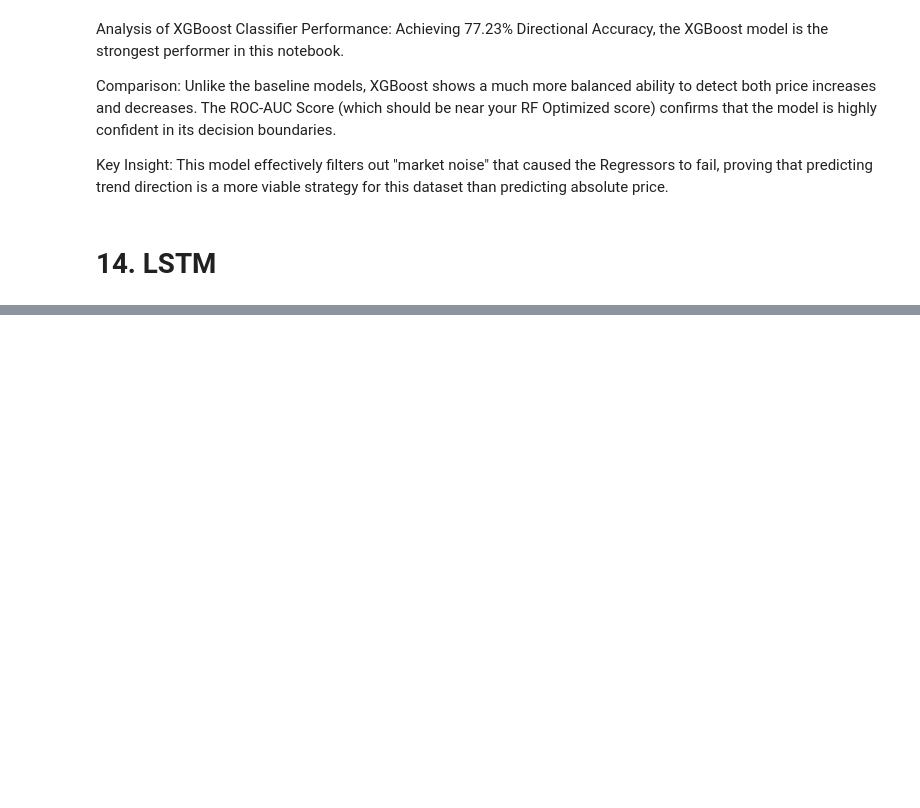
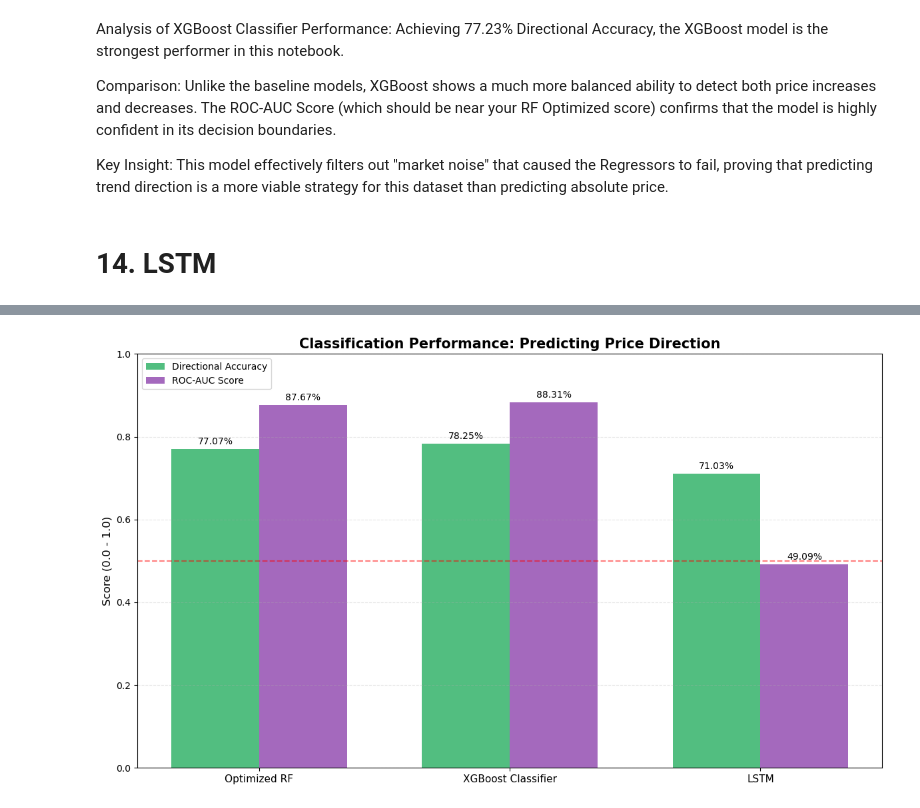
Before and after one commit to Denim951/stock-price-forecasting, a Jupyter notebook: stock_model_development.ipynb, the cells around one changed output, grey strips where cells are left out. Saved outputs shown, nothing was run; the diff lists cells and outputs as text; code cells hidden in the pictures; blank space fills up the shorter version.

```diff
--- a/stock_model_development.ipynb
+++ b/stock_model_development.ipynb
@@ -909,0 +968,46 @@ plt.show()
+# %%
+import matplotlib.pyplot as plt
+import numpy as np
+
+# 1. Data Setup (Classifiers + LSTM)
+models_class = ["Optimized RF", "XGBoost Classifier", "LSTM"]
+dir_acc = [0.7707, 0.7825, 0.7103]
+roc_auc = [0.8767, 0.8831, 0.4909]
+
+x = np.arange(len(models_class))
+width = 0.35
+
+# 2. Create the Plot
+fig, ax = plt.subplots(figsize=(12, 7))
+
+# Plot bars for Accuracy and ROC-AUC
+rects1 = ax.bar(x - width/2, dir_acc, width, label='Directional Accuracy', color='#27ae60', alpha=0.8)
+rects2 = ax.bar(x + width/2, roc_auc, width, label='ROC-AUC Score', color='#8e44ad', alpha=0.8)
+
+# 3. Customization
+ax.set_ylabel('Score (0.0 - 1.0)', fontsize=12)
+ax.set_title('Classification Performance: Predicting Price Direction', fontsize=15, fontweight='bold')
+ax.set_xticks(x)
+ax.set_xticklabels(models_class, fontsize=11)
+ax.set_ylim(0, 1.0) # Scores are capped at 1.0
+ax.legend(loc='upper left')
+
+# Add value labels
+def autolabel(rects):
+    for rect in rects:
+        height = rect.get_height()
+        ax.annotate(f'{height:.2%}',
+                    xy=(rect.get_x() + rect.get_width() / 2, height),
+                    xytext=(0, 3),
+                    textcoords="offset points",
+                    ha='center', va='bottom', fontsize=10)
+
+autolabel(rects1)
+autolabel(rects2)
+
+plt.axhline(0.5, color='red', linestyle='--', alpha=0.5, label='Random Guess (50%)')
+plt.grid(axis='y', linestyle='--', alpha=0.3)
+plt.tight_layout()
+plt.show()
+# %% [output]
+[figure, added]
```
Also changed, not shown: parts of 30 cells of this notebook.
